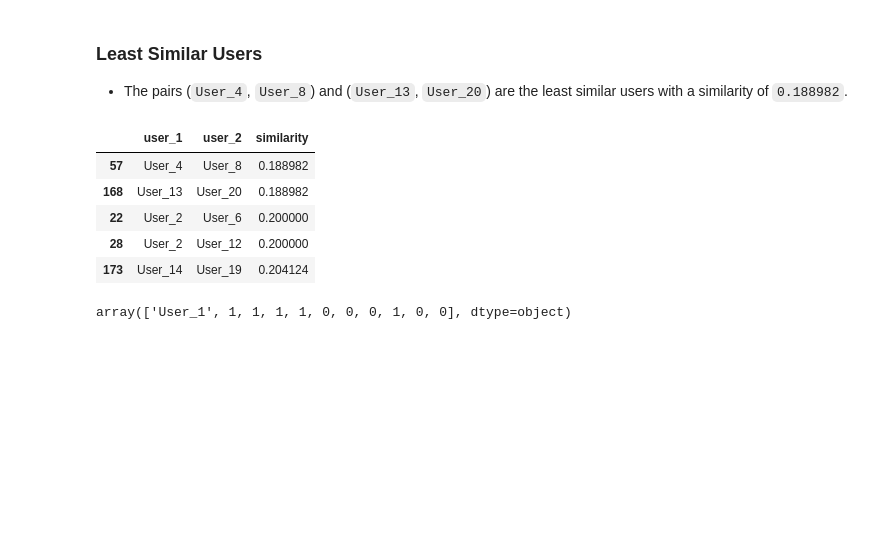
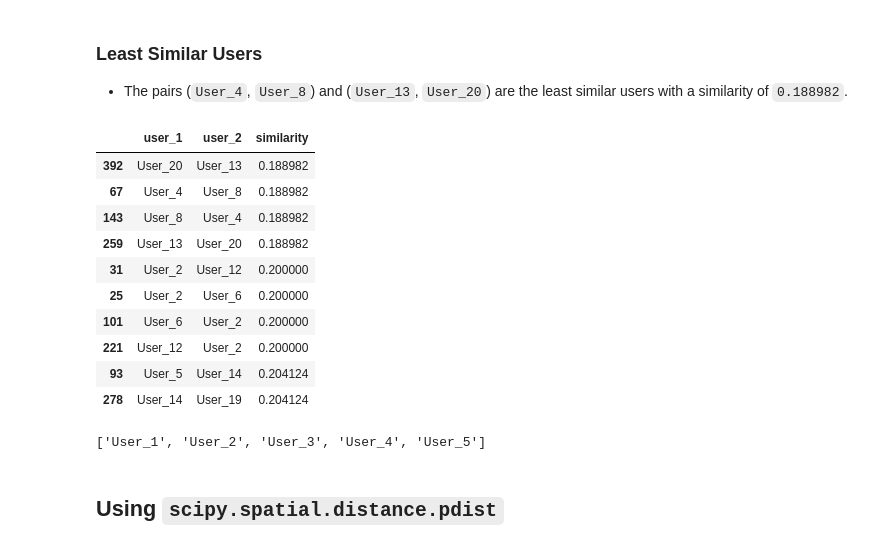
Before and after one commit to tgvp/Algoritmos-Recomendacao, a Jupyter notebook: src/rs-starter.ipynb, the cells around one changed output. Drawn from its saved outputs; the diff is of its cells as text; code cells hidden in the pictures; blank space fills up the shorter version.

```diff
--- a/src/rs-starter.ipynb
+++ b/src/rs-starter.ipynb
@@ -6,6 +6,10 @@ import numpy as np
 
 import matplotlib.pyplot as plt
 import plotly.express as px
+import seaborn as sns
+
+# pandas show all columns
+pd.set_option('display.max_columns', None)
 # %%
 df = pd.read_csv('../raw/ratings_matrix.csv')
 df.head()
@@ -189,7 +193,7 @@ def cosine_similarity(v1, v2):
 results = []
 
 for i in range(0, 20):
-    for j in range(i+1, 20):
+    for j in range(0, 20): # range(i+1, 20) -> only upper triangle 20*19/12 == 190
         #df_results = df_results.append({'user1': df.values[i,0:1], 'user2': df.values[j,0:1], 'similarity': cosine_similarity(df.values[i,1:], df.values[j,1:])}, ignore_index=True)
         similarity = cosine_similarity(df.values[i,1:], df.values[j,1:])
         results.append((df.values[i,0], df.values[j,0], similarity))
@@ -249,0 +245,4 @@ df_results.sort_values(by='similarity', ascending=False).head()
+# %%
+# ignore df_results where user_1 == user_2
+df_results = df_results[df_results['user_1'] != df_results['user_2']]
+df_results.sort_values(by='similarity', ascending=False).head(10)
@@ -251,19 +262,21 @@ df_results.sort_values(by='similarity', ascending=False).head()
 ### Least Similar Users
 - The pairs (``User_4``, ``User_8``) and (``User_13``, ``User_20``) are the least similar users with a similarity of ``0.188982``.
 # %%
-df_results.sort_values(by='similarity', ascending=True).head()
+df_results.sort_values(by='similarity', ascending=True).head(10)
 # %% [output]
 |  | user_1 | user_2 | similarity |
-| 57 | User_4 | User_8 | 0.188982 |
-| 168 | User_13 | User_20 | 0.188982 |
-| 22 | User_2 | User_6 | 0.200000 |
-| 28 | User_2 | User_12 | 0.200000 |
-| 173 | User_14 | User_19 | 0.204124 |
+| 392 | User_20 | User_13 | 0.188982 |
+| 67 | User_4 | User_8 | 0.188982 |
+| 143 | User_8 | User_4 | 0.188982 |
+| 259 | User_13 | User_20 | 0.188982 |
+| 31 | User_2 | User_12 | 0.200000 |
+| 25 | User_2 | User_6 | 0.200000 |
+| 101 | User_6 | User_2 | 0.200000 |
+| 221 | User_12 | User_2 | 0.200000 |
+| 93 | User_5 | User_14 | 0.204124 |
+| 278 | User_14 | User_19 | 0.204124 |
 # %%
 df_results_pivot = df_results.pivot(index='user_1', columns='user_2', values='similarity')
-fig = px.imshow(df_results_pivot)
-fig.show()
+sorted(df_results_pivot.columns, key=lambda x: int(x[5:]))[:5]
+# %% [output]
+['User_1', 'User_2', 'User_3', 'User_4', 'User_5']
-# %%
-df.values[0]
-# %% [output]
-array(['User_1', 1, 1, 1, 1, 0, 0, 0, 1, 0, 0], dtype=object)
@@ -269,0 +288,2 @@ array(['User_1', 1, 1, 1, 1, 0, 0, 0, 1, 0, 0], dtype=object)
+# %% [markdown]
+## Using ``scipy.spatial.distance.pdist``
```
Also changed, not shown: parts of 10 cells of this notebook.
